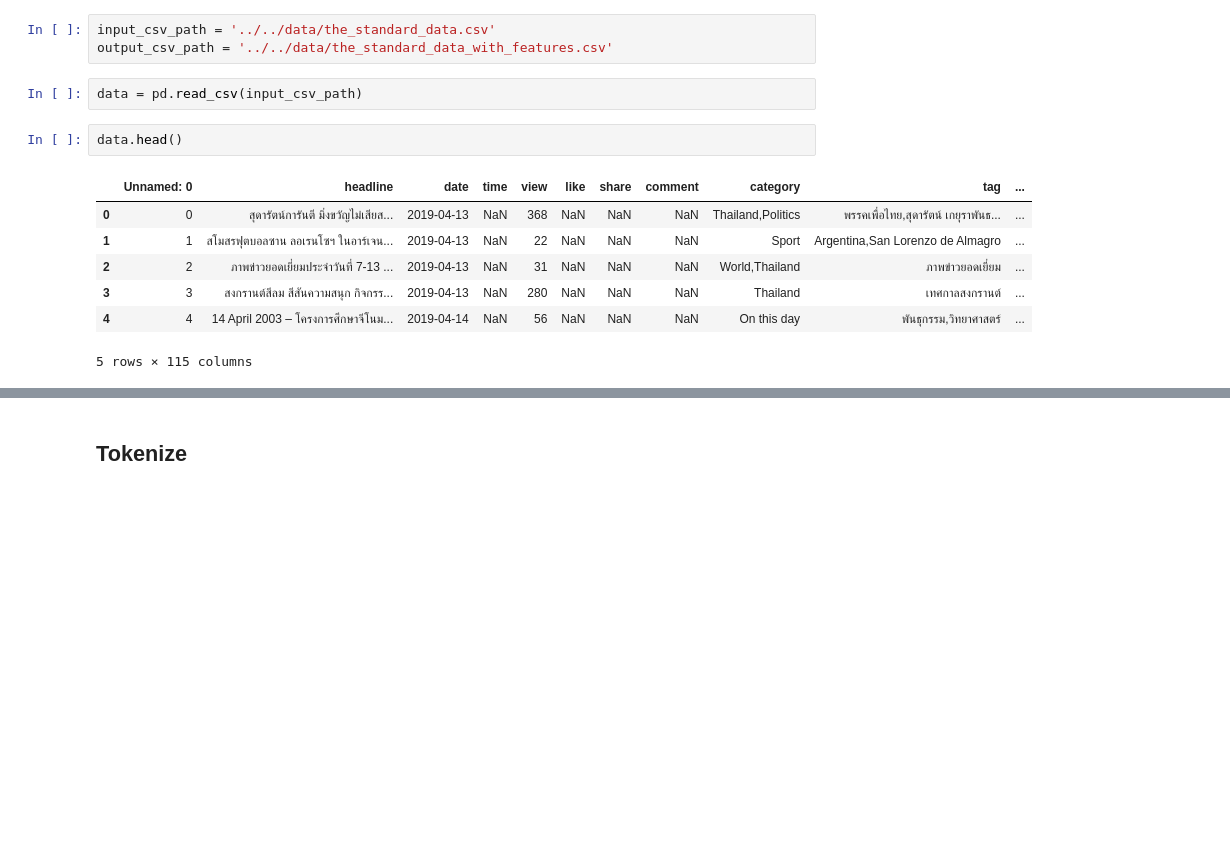
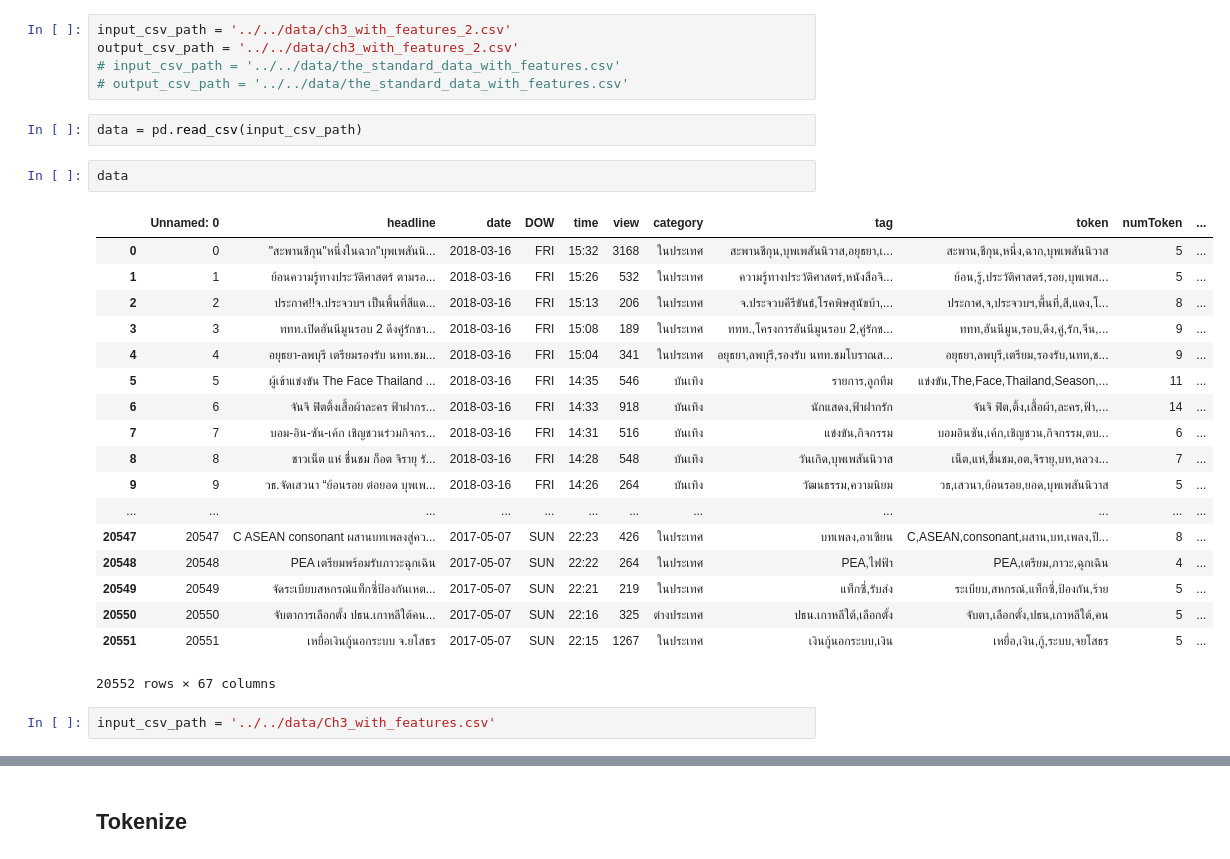
Before and after one commit to arintrongs/NLP_Project, a Jupyter notebook: notebooks/Jade/Feature Extraction.ipynb, the cells around one changed output, grey strips where cells are left out. Saved outputs shown, nothing was run; the diff lists cells and outputs as text; blank space fills up the shorter version.

```diff
--- a/notebooks/Jade/Feature Extraction.ipynb
+++ b/notebooks/Jade/Feature Extraction.ipynb
@@ -10,17 +10,32 @@ from matplotlib import rcParams
 # %% [markdown]
 ## Change The Parameters HERE!!!
 # %%
-input_csv_path = '../../data/the_standard_data.csv'
-output_csv_path = '../../data/the_standard_data_with_features.csv'
+input_csv_path = '../../data/ch3_with_features_2.csv'
+output_csv_path = '../../data/ch3_with_features_2.csv'
+# input_csv_path = '../../data/the_standard_data_with_features.csv'
+# output_csv_path = '../../data/the_standard_data_with_features.csv'
 # %%
 data = pd.read_csv(input_csv_path)
 # %%
-data.head()
+data
 # %% [output]
-|  | Unnamed: 0 | headline | date | time | view | like | share | comment | category | tag | ... |
-| 0 | 0 | สุดารัตน์การันตี มิ่งขวัญไม่เสียส... | 2019-04-13 | NaN | 368 | NaN | NaN | NaN | Thailand,Politics | พรรคเพื่อไทย,สุดารัตน์ เกยุราพันธ... | ... |
-| 1 | 1 | สโมสรฟุตบอลซาน ลอเรนโซฯ ในอาร์เจน... | 2019-04-13 | NaN | 22 | NaN | NaN | NaN | Sport | Argentina,San Lorenzo de Almagro | ... |
-| 2 | 2 | ภาพข่าวยอดเยี่ยมประจำวันที่ 7-13 ... | 2019-04-13 | NaN | 31 | NaN | NaN | NaN | World,Thailand | ภาพข่าวยอดเยี่ยม | ... |
-| 3 | 3 | สงกรานต์สีลม สีสันความสนุก กิจกรร... | 2019-04-13 | NaN | 280 | NaN | NaN | NaN | Thailand | เทศกาลสงกรานต์ | ... |
-| 4 | 4 | 14 April 2003 – โครงการศึกษาจีโนม... | 2019-04-14 | NaN | 56 | NaN | NaN | NaN | On this day | พันธุกรรม,วิทยาศาสตร์ | ... |
+|  | Unnamed: 0 | headline | date | DOW | time | view | category | tag | token | numToken | ... |
+| 0 | 0 | "สะพานชีกุน"หนี่งในฉาก"บุพเพสันนิ... | 2018-03-16 | FRI | 15:32 | 3168 | ในประเทศ | สะพานชีกุน,บุพเพสันนิวาส,อยุธยา,เ... | สะพาน,ชีกุน,หนี่ง,ฉาก,บุพเพสันนิวาส | 5 | ... |
+| 1 | 1 | ย้อนความรู้ทางประวัติศาสตร์ ตามรอ... | 2018-03-16 | FRI | 15:26 | 532 | ในประเทศ | ความรู้ทางประวัติศาสตร์,หนังสือจิ... | ย้อน,รู้,ประวัติศาสตร์,รอย,บุพเพส... | 5 | ... |
+| 2 | 2 | ประกาศ!!จ.ประจวบฯ เป็นพื้นที่สีแด... | 2018-03-16 | FRI | 15:13 | 206 | ในประเทศ | จ.ประจวบคีรีขันธ์,โรคพิษสุนัขบ้า,... | ประกาศ,จ,ประจวบฯ,พื้นที่,สี,แดง,โ... | 8 | ... |
+| 3 | 3 | ททท.เปิดฮันนีมูนรอบ 2 ดึงคู่รักชา... | 2018-03-16 | FRI | 15:08 | 189 | ในประเทศ | ททท.,โครงการฮันนีมูนรอบ 2,คู่รักช... | ททท,ฮันนีมูน,รอบ,ดึง,คู่,รัก,จีน,... | 9 | ... |
+| 4 | 4 | อยุธยา-ลพบุรี เตรียมรองรับ นทท.ชม... | 2018-03-16 | FRI | 15:04 | 341 | ในประเทศ | อยุธยา,ลพบุรี,รองรับ นทท.ชมโบราณส... | อยุธยา,ลพบุรี,เตรียม,รองรับ,นทท,ช... | 9 | ... |
+| 5 | 5 | ผู้เข้าแข่งขัน The Face Thailand ... | 2018-03-16 | FRI | 14:35 | 546 | บันเทิง | รายการ,ลูกทีม | แข่งขัน,The,Face,Thailand,Season,... | 11 | ... |
+| 6 | 6 | จันจิ ฟิตติ้งเสื้อผ้าละคร ฟ้าฝากร... | 2018-03-16 | FRI | 14:33 | 918 | บันเทิง | นักแสดง,ฟ้าฝากรัก | จันจิ ฟิต,ติ้ง,เสื้อผ้า,ละคร,ฟ้า,... | 14 | ... |
+| 7 | 7 | บอม-อิน-ซัน-เค้ก เชิญชวนร่วมกิจกร... | 2018-03-16 | FRI | 14:31 | 516 | บันเทิง | แข่งขัน,กิจกรรม | บอมอินซัน,เค้ก,เชิญชวน,กิจกรรม,ตบ... | 6 | ... |
+| 8 | 8 | ชาวเน็ต แห่ ชื่นชม ก็อต จิรายุ รั... | 2018-03-16 | FRI | 14:28 | 548 | บันเทิง | วันเกิด,บุพเพสันนิวาส | เน็ต,แห่,ชื่นชม,อต,จิรายุ,บท,หลวง... | 7 | ... |
+| 9 | 9 | วธ.จัดเสวนา “ย้อนรอย ต่อยอด บุพเพ... | 2018-03-16 | FRI | 14:26 | 264 | บันเทิง | วัฒนธรรม,ความนิยม | วธ,เสวนา,ย้อนรอย,ยอด,บุพเพสันนิวาส | 5 | ... |
+| ... | ... | ... | ... | ... | ... | ... | ... | ... | ... | ... | ... |
+| 20547 | 20547 | C ASEAN consonant ผสานบทเพลงสู่คว... | 2017-05-07 | SUN | 22:23 | 426 | ในประเทศ | บทเพลง,อาเซียน | C,ASEAN,consonant,ผสาน,บท,เพลง,ปี... | 8 | ... |
+| 20548 | 20548 | PEA เตรียมพร้อมรับภาวะฉุกเฉิน | 2017-05-07 | SUN | 22:22 | 264 | ในประเทศ | PEA,ไฟฟ้า | PEA,เตรียม,ภาวะ,ฉุกเฉิน | 4 | ... |
+| 20549 | 20549 | จัดระเบียบสหกรณ์แท็กซี่ป้องกันเหต... | 2017-05-07 | SUN | 22:21 | 219 | ในประเทศ | แท็กซี่,รับส่ง | ระเบียบ,สหกรณ์,แท็กซี่,ป้องกัน,ร้าย | 5 | ... |
+| 20550 | 20550 | จับตาการเลือกตั้ง ปธน.เกาหลีใต้คน... | 2017-05-07 | SUN | 22:16 | 325 | ต่างประเทศ | ปธน.เกาหลีใต้,เลือกตั้ง | จับตา,เลือกตั้ง,ปธน,เกาหลีใต้,คน | 5 | ... |
+| 20551 | 20551 | เหยื่อเงินกู้นอกระบบ จ.ยโสธร | 2017-05-07 | SUN | 22:15 | 1267 | ในประเทศ | เงินกู้นอกระบบ,เงิน | เหยื่อ,เงิน,กู้,ระบบ,จยโสธร | 5 | ... |
-5 rows × 115 columns
+20552 rows × 67 columns
+# %%
+input_csv_path = '../../data/Ch3_with_features.csv'
```
Also changed, not shown: parts of 20 cells of this notebook, 1 other file.
